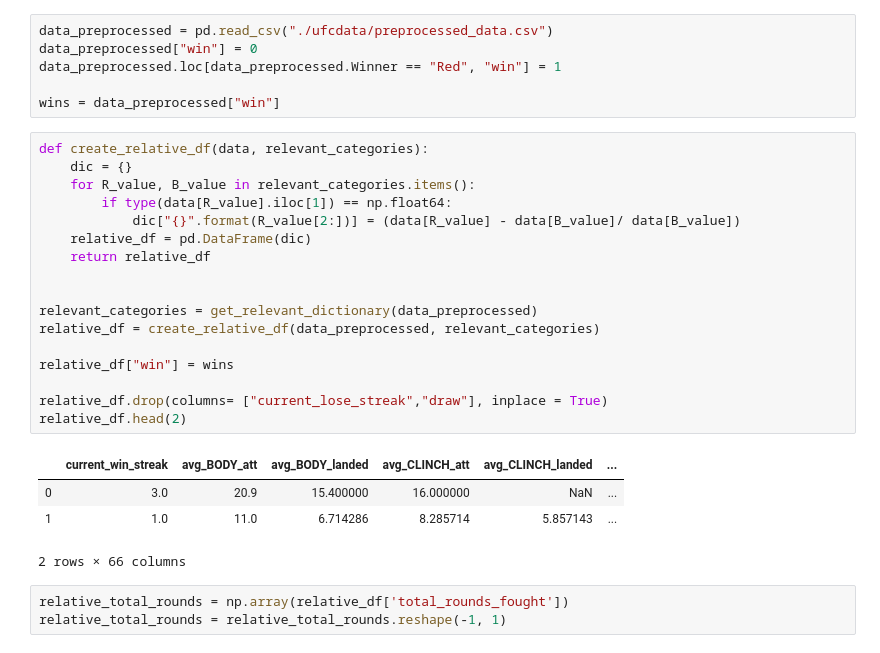
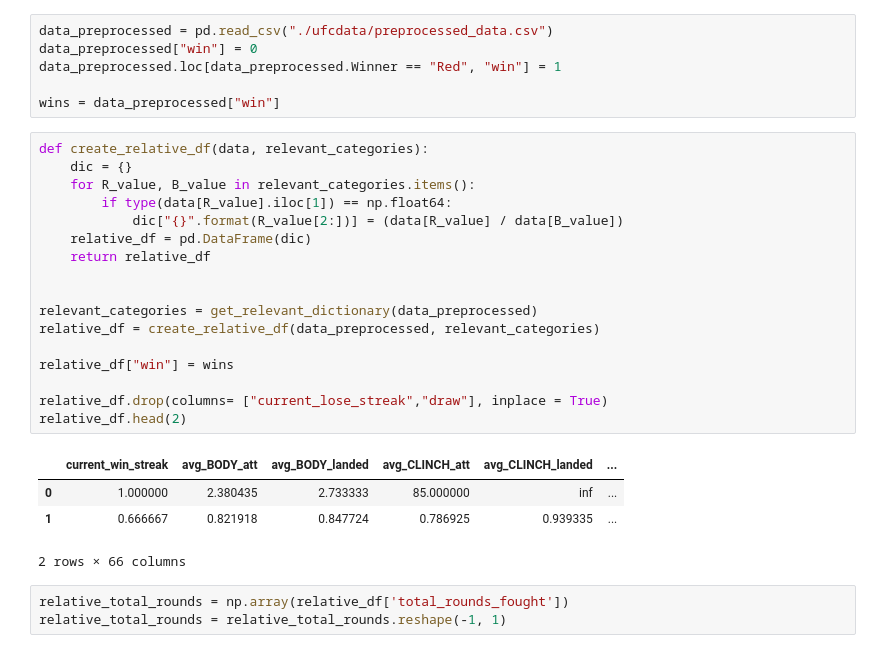
Before and after one commit to jzsiggy/UFC-predictions, a Jupyter notebook: Projeto_3.ipynb, the cells around one changed output. Cells and saved outputs as stored; diff of their text form.

```diff
--- a/Projeto_3.ipynb
+++ b/Projeto_3.ipynb
@@ -122,24 +122,24 @@ wins = data_preprocessed["win"]
 # %%
 def create_relative_df(data, relevant_categories):
     dic = {}
     for R_value, B_value in relevant_categories.items():
         if type(data[R_value].iloc[1]) == np.float64:
-            dic["{}".format(R_value[2:])] = (data[R_value] - data[B_value]/ data[B_value])
+            dic["{}".format(R_value[2:])] = (data[R_value] / data[B_value])
     relative_df = pd.DataFrame(dic)
     return relative_df
 
 
 relevant_categories = get_relevant_dictionary(data_preprocessed)
 relative_df = create_relative_df(data_preprocessed, relevant_categories)
 
 relative_df["win"] = wins
 
 relative_df.drop(columns= ["current_lose_streak","draw"], inplace = True)
 relative_df.head(2)
 # %% [output]
 |  | current_win_streak | avg_BODY_att | avg_BODY_landed | avg_CLINCH_att | avg_CLINCH_landed | ... |
-| 0 | 3.0 | 20.9 | 15.400000 | 16.000000 | NaN | ... |
-| 1 | 1.0 | 11.0 | 6.714286 | 8.285714 | 5.857143 | ... |
+| 0 | 1.000000 | 2.380435 | 2.733333 | 85.000000 | inf | ... |
+| 1 | 0.666667 | 0.821918 | 0.847724 | 0.786925 | 0.939335 | ... |
 2 rows × 66 columns
 # %%
 relative_total_rounds = np.array(relative_df['total_rounds_fought'])
```
Also changed, not shown: parts of 12 cells of this notebook, 1 other file.
